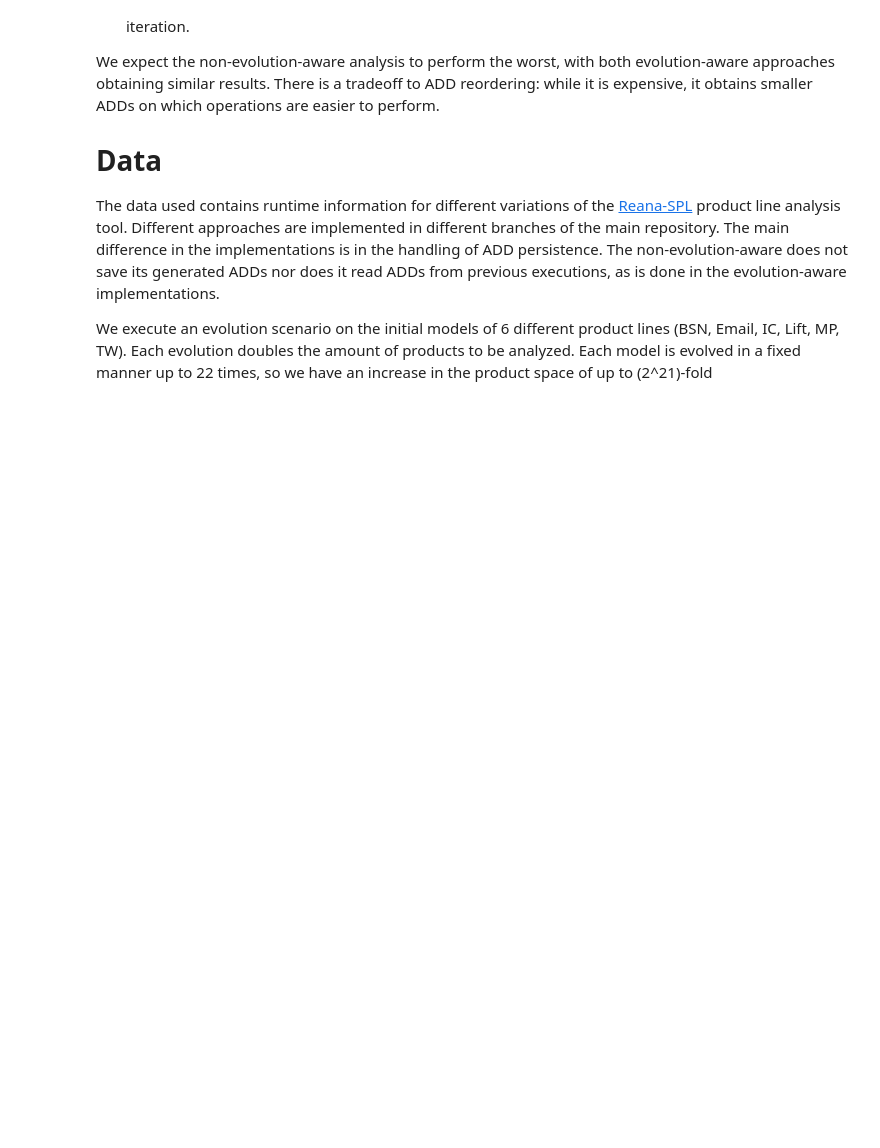
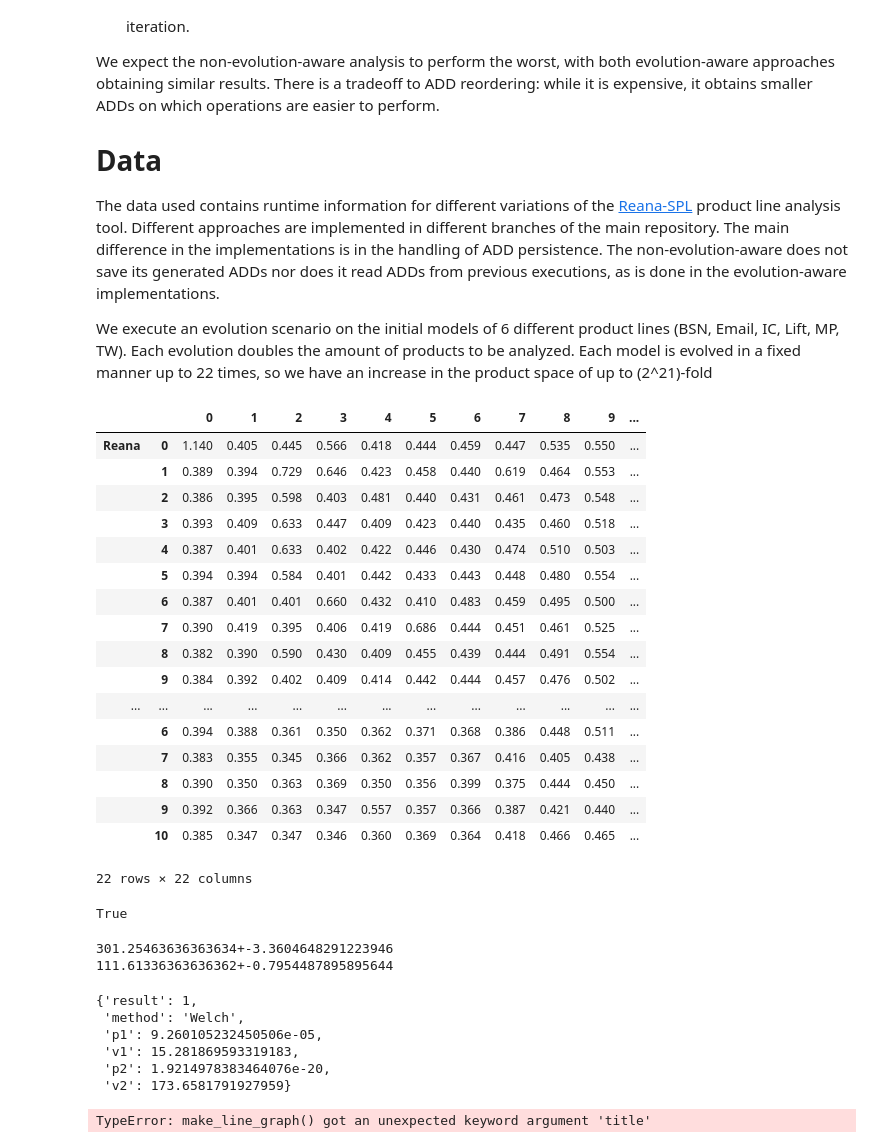
Before and after one commit to DSPL4C2/reana-data, a Jupyter notebook: ReanaData.ipynb, the cells around one changed output. Saved outputs shown, nothing was run; the diff lists cells and outputs as text; code cells hidden in the pictures; blank space fills up the shorter version.

```diff
--- a/ReanaData.ipynb
+++ b/ReanaData.ipynb
@@ -89,14 +89,14 @@ def _read_data(spl, filenames, labels, factor=1.0):
             rows = list(range(n, df.shape[0]))
             df = df.drop(rows, inplace=True)
 
-    df = pd.concat(dfs, keys=types)
+    df = pd.concat(dfs, keys=labels)
     df *= factor
 
     return df, n
 
 def read_data(spl, filenames, labels, factor=1.0):
     df, n = _read_data(spl, filenames, labels, factor=factor)
-    df['Type'] = np.repeat(labels, np.repeat([n], len(labels)), axis=0)
+    df['Label'] = np.repeat(labels, np.repeat([n], len(labels)), axis=0)
     return df
 # %%
 def make_line_graph(df, spl, labels, yscale='linear', xlabel='x', ylabel='y', filename=None):
@@ -255,5 +286,60 @@ def plot_spl(spl):
     make_box_plot(mem_df, spl, title='{}: Memory Usage (MB)'.format(spl))
+# %%
+spl = 'Email'
+rt_labels = ['Reana', 'ReanaE']
+rt_filenames = ['csv/running_time/totalTime{}{}.csv'.format(spl, label) for label in rt_labels]
+rt_df = read_data(spl, rt_filenames, rt_labels, factor=1/1000.0)
+
+rt_df
+# %% [output]
+|  |  | 0 | 1 | 2 | 3 | 4 | 5 | 6 | 7 | 8 | 9 | ... |
+| Reana | 0 | 1.140 | 0.405 | 0.445 | 0.566 | 0.418 | 0.444 | 0.459 | 0.447 | 0.535 | 0.550 | ... |
+|  | 1 | 0.389 | 0.394 | 0.729 | 0.646 | 0.423 | 0.458 | 0.440 | 0.619 | 0.464 | 0.553 | ... |
+|  | 2 | 0.386 | 0.395 | 0.598 | 0.403 | 0.481 | 0.440 | 0.431 | 0.461 | 0.473 | 0.548 | ... |
+|  | 3 | 0.393 | 0.409 | 0.633 | 0.447 | 0.409 | 0.423 | 0.440 | 0.435 | 0.460 | 0.518 | ... |
+|  | 4 | 0.387 | 0.401 | 0.633 | 0.402 | 0.422 | 0.446 | 0.430 | 0.474 | 0.510 | 0.503 | ... |
+|  | 5 | 0.394 | 0.394 | 0.584 | 0.401 | 0.442 | 0.433 | 0.443 | 0.448 | 0.480 | 0.554 | ... |
+|  | 6 | 0.387 | 0.401 | 0.401 | 0.660 | 0.432 | 0.410 | 0.483 | 0.459 | 0.495 | 0.500 | ... |
+|  | 7 | 0.390 | 0.419 | 0.395 | 0.406 | 0.419 | 0.686 | 0.444 | 0.451 | 0.461 | 0.525 | ... |
+|  | 8 | 0.382 | 0.390 | 0.590 | 0.430 | 0.409 | 0.455 | 0.439 | 0.444 | 0.491 | 0.554 | ... |
+|  | 9 | 0.384 | 0.392 | 0.402 | 0.409 | 0.414 | 0.442 | 0.444 | 0.457 | 0.476 | 0.502 | ... |
+| ... | ... | ... | ... | ... | ... | ... | ... | ... | ... | ... | ... | ... |
+|  | 6 | 0.394 | 0.388 | 0.361 | 0.350 | 0.362 | 0.371 | 0.368 | 0.386 | 0.448 | 0.511 | ... |
+|  | 7 | 0.383 | 0.355 | 0.345 | 0.366 | 0.362 | 0.357 | 0.367 | 0.416 | 0.405 | 0.438 | ... |
+|  | 8 | 0.390 | 0.350 | 0.363 | 0.369 | 0.350 | 0.356 | 0.399 | 0.375 | 0.444 | 0.450 | ... |
+|  | 9 | 0.392 | 0.366 | 0.363 | 0.347 | 0.557 | 0.357 | 0.366 | 0.387 | 0.421 | 0.440 | ... |
+|  | 10 | 0.385 | 0.347 | 0.347 | 0.346 | 0.360 | 0.369 | 0.364 | 0.418 | 0.466 | 0.465 | ... |
+22 rows × 22 columns
+# %%
+# get_evolution_samples(rt_df, 20, 'Reana')
+rt_df.iloc[:][20].loc['Reana'].isnull().any()
+# %% [output]
+True
+# %%
+n = 19
+s1 = get_evolution_samples(rt_df, n, 'Reana')
+s2 = get_evolution_samples(rt_df, n, 'ReanaE')
+
+print('{}+-{}'.format(np.mean(s1), np.std(s1)))
+print('{}+-{}'.format(np.mean(s2), np.std(s2)))
+# %% [output]
+301.25463636363634+-3.3604648291223946
+111.61336363636362+-0.7954487895895644
+# %%
+d = compare_samples(s1, s2)
+d
+# %% [output]
+{'result': 1,
+ 'method': 'Welch',
+ 'p1': 9.260105232450506e-05,
+ 'v1': 15.281869593319183,
+ 'p2': 1.9214978383464076e-20,
+ 'v2': 173.6581791927959}
 # %%
 spls = ['BSN', 'Email', 'IC', 'Lift', 'MP', 'TW']
+# %%
+plot_spl('Email')
+# %% [output]
+TypeError: make_line_graph() got an unexpected keyword argument 'title'
 # %%
 plot_spl('BSN')
```
Also changed, not shown: parts of 12 cells of this notebook, 41 other files.
